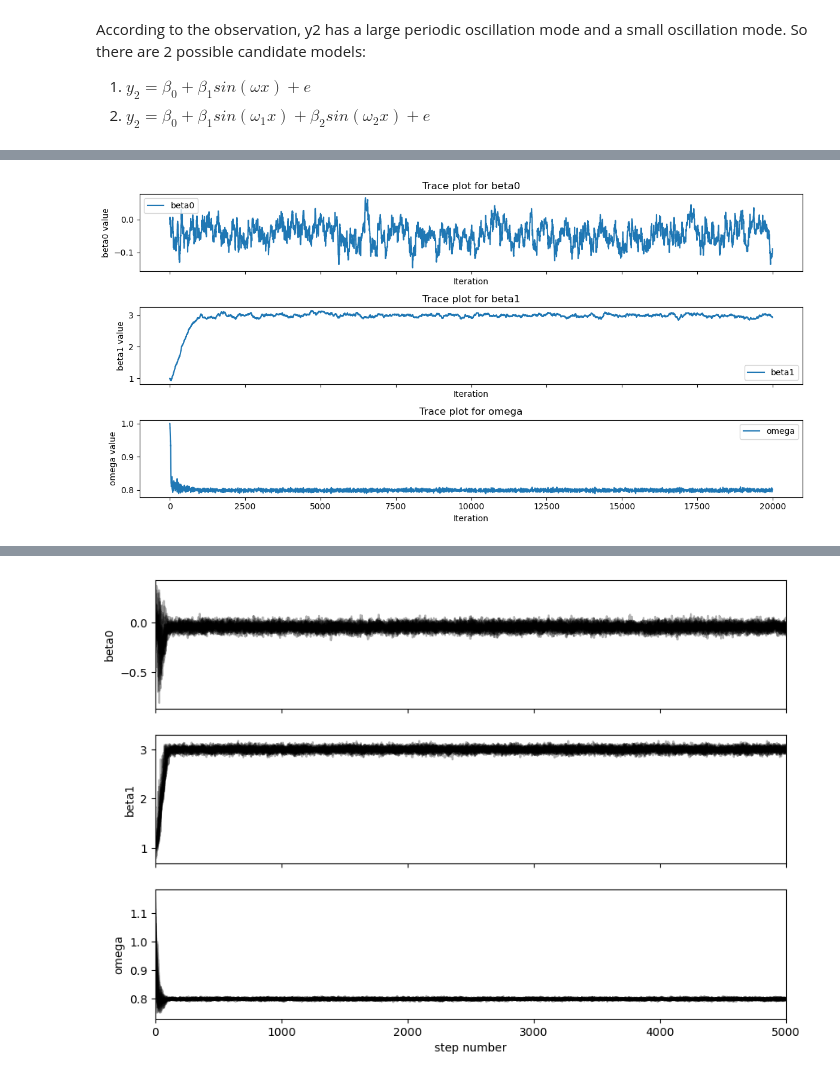
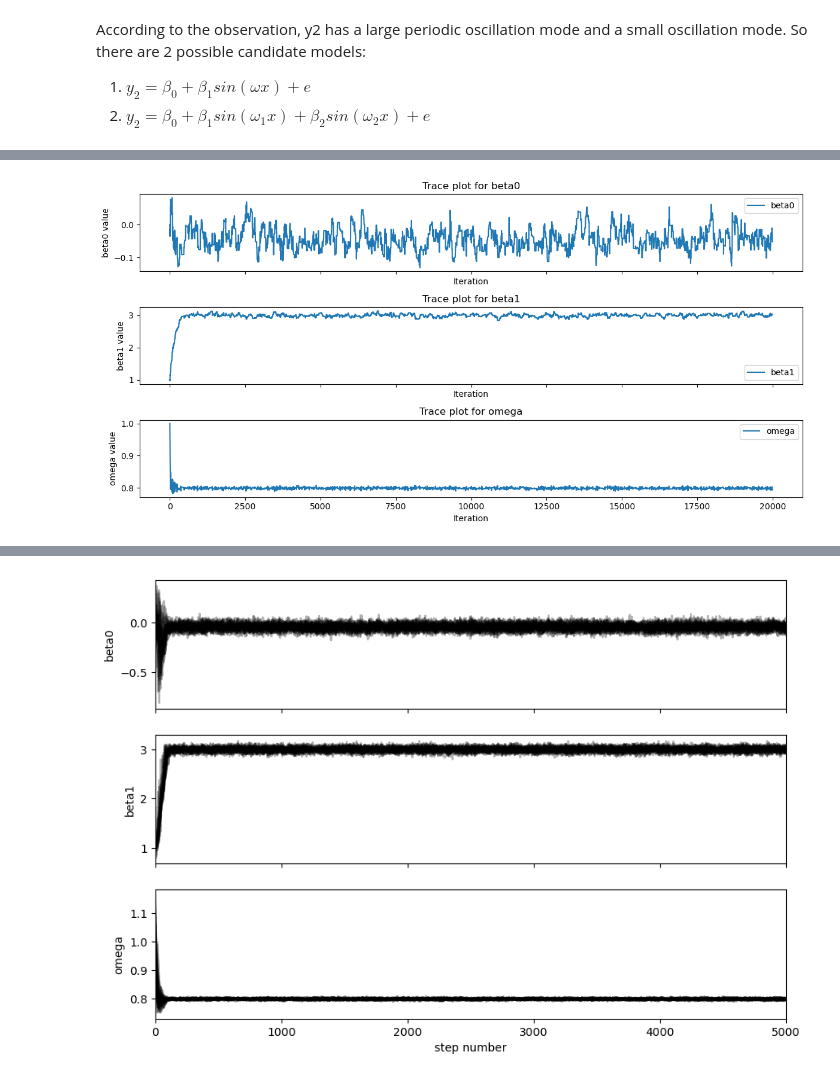
Before and after one commit to yyk1999/Project, a Jupyter notebook: Week4.ipynb, the cells around one changed output, grey strips where cells are left out. Cells and saved outputs as stored; diff of their text form; code cells hidden in the pictures.

```diff
--- a/Week4.ipynb
+++ b/Week4.ipynb
@@ -368,31 +391,16 @@ def metropolis_hastings_y2(y, x, n_iterations, initial_params, step_sizes):
     return chain, acceptance_rate
 # %%
 n_iterations = 20000
-initial_params = [0, 1, 1]  # 适当的初始参数
-step_sizes = [0.01, 0.01, 0.01]  # 每个参数的步长
-
-chain, acceptance_rate= metropolis_hastings_y2(data['y2'], data['x'], n_iterations, initial_params, step_sizes)
+initial_params_y2 = [0, 1, 1]  # 适当的初始参数
+step_sizes_y2 = [0.02, 0.1, 0.03]  # 每个参数的步长
+# %%
+chain_y2, acceptance_rate= metropolis_hastings_y2(data['y2'], data['x'], n_iterations, initial_params_y2, step_sizes_y2)
 # %%
-def plot_trace(chain, param_names):
-    n_iterations, n_params = chain.shape
-
-    fig, axes = plt.subplots(n_params, figsize=(12, 2 * n_params), sharex=True)
-
-    for i in range(n_params):
-        ax = axes[i]
-        ax.plot(chain[:, i], label=f'{param_names[i]}')
-        ax.set_title(f'Trace plot for {param_names[i]}')
-        ax.set_xlabel('Iteration')
-        ax.set_ylabel(f'{param_names[i]} value')
-        ax.legend()
-
-    fig.tight_layout()
-    plt.show()
 
 # Define your parameter names based on your model
-param_names = ['beta0', 'beta1', 'omega']
+param_names_y2 = ['beta0', 'beta1', 'omega']
 
 # Call the function with the chain from your MCMC algorithm
-plot_trace(chain, param_names)
+plot_trace(chain_y2, param_names_y2)
 # %% [output]
-[figure, old version]
+[figure, new version]
```
Also changed, not shown: parts of 52 cells of this notebook.
